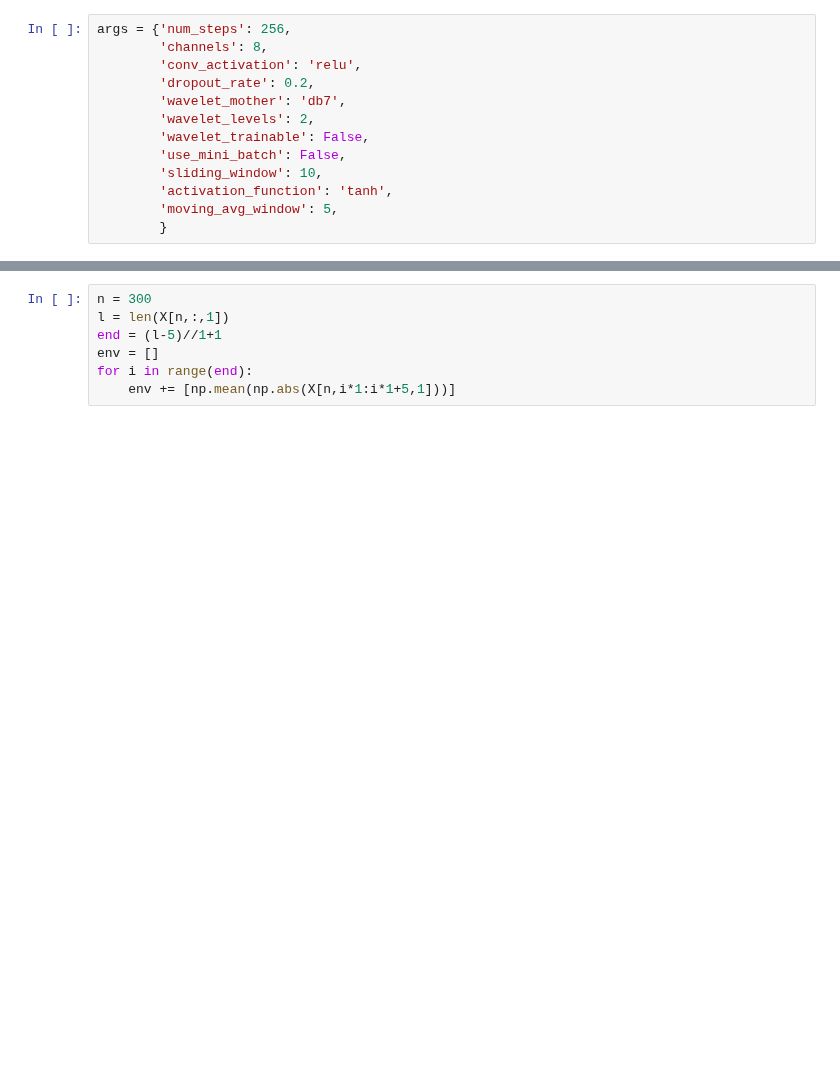
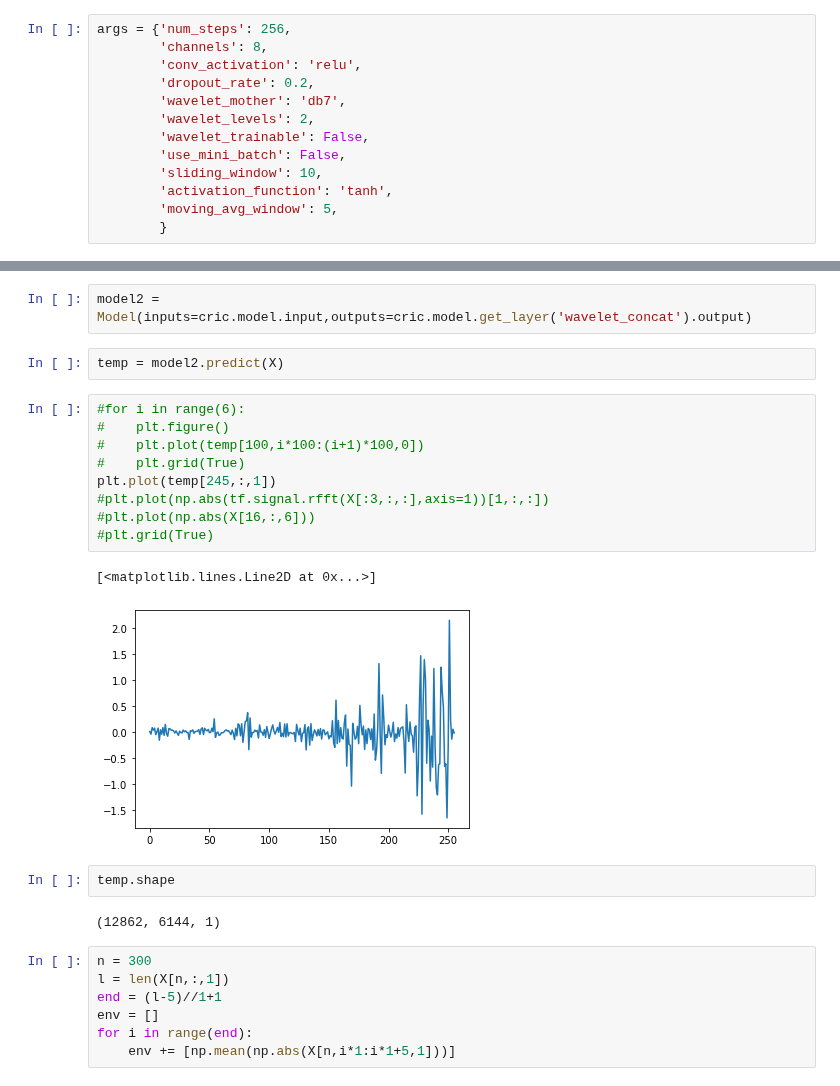
Before and after one commit to wuwenbo718/Master-Thesis, a Jupyter notebook: Untitled.ipynb, the cells around one changed output, grey strips where cells are left out. Saved outputs shown, nothing was run; the diff lists cells and outputs as text; blank space fills up the shorter version.

```diff
--- a/Untitled.ipynb
+++ b/Untitled.ipynb
@@ -331,3 +336,23 @@ True
+# %%
+model2 = Model(inputs=cric.model.input,outputs=cric.model.get_layer('wavelet_concat').output)
+# %%
+temp = model2.predict(X)
+# %%
+#for i in range(6):
+#    plt.figure()
+#    plt.plot(temp[100,i*100:(i+1)*100,0])
+#    plt.grid(True)
+plt.plot(temp[245,:,1])
+#plt.plot(np.abs(tf.signal.rfft(X[:3,:,:],axis=1))[1,:,:])
+#plt.plot(np.abs(X[16,:,6]))
+#plt.grid(True)
+# %% [output]
+[<matplotlib.lines.Line2D at 0x...>]
+[figure, added]
+# %%
+temp.shape
+# %% [output]
+(12862, 6144, 1)
 # %%
 n = 300
 l = len(X[n,:,1])
```
Also changed, not shown: parts of 7 cells of this notebook, 17 other files.
